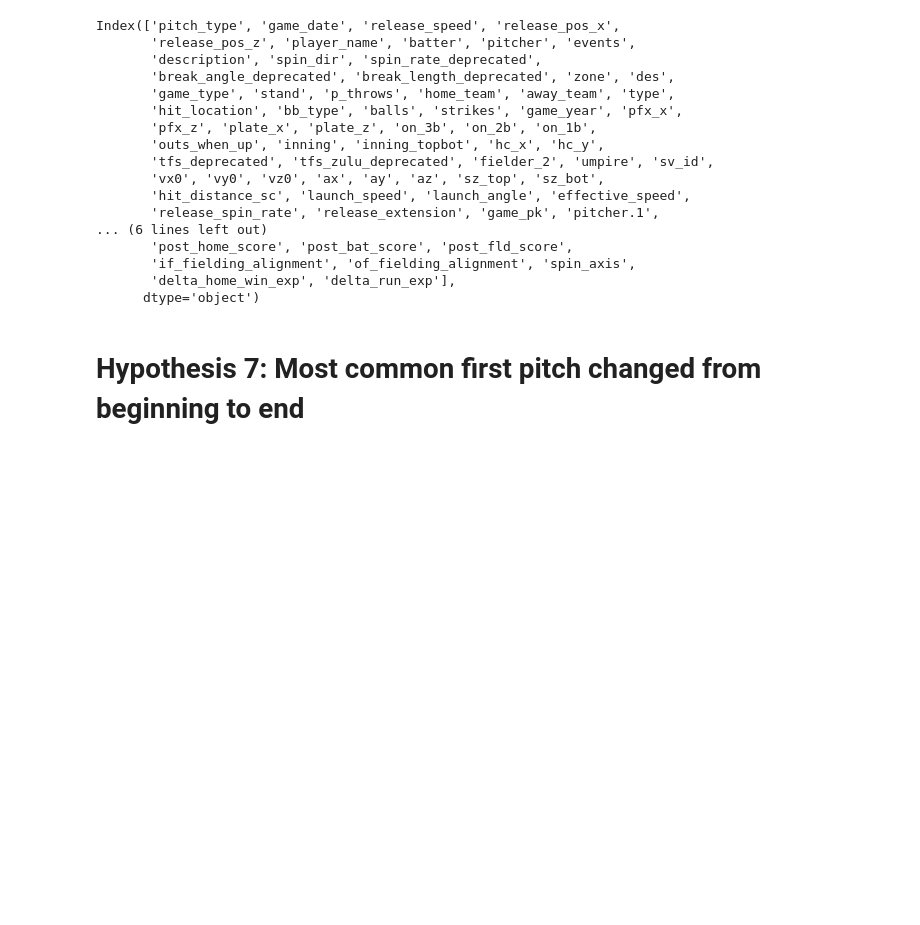
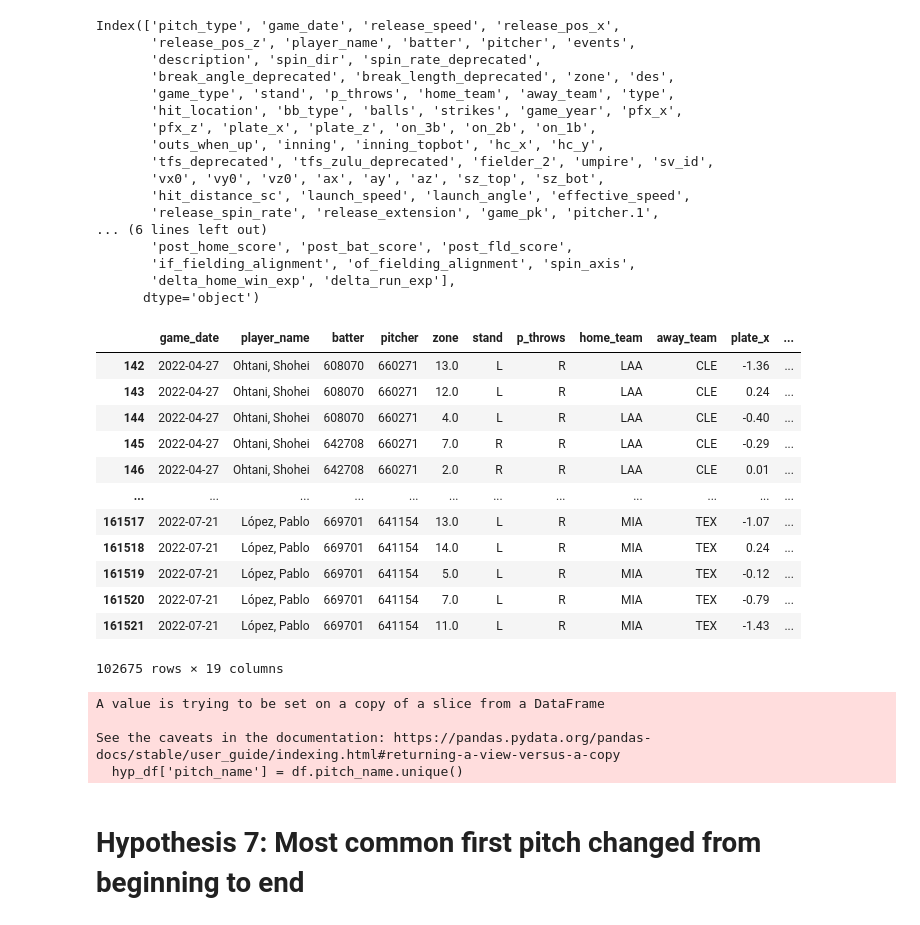
Before and after one commit to arridani/w209-final, a Jupyter notebook: notebooks/hypothesis7_eda.ipynb, the cells around one changed output. Saved outputs shown, nothing was run; the diff lists cells and outputs as text; code cells hidden in the pictures; blank space fills up the shorter version.

```diff
--- a/notebooks/hypothesis7_eda.ipynb
+++ b/notebooks/hypothesis7_eda.ipynb
@@ -59,3 +90,35 @@ Index(['pitch_type', 'game_date', 'release_speed', 'release_pos_x',
        'if_fielding_alignment', 'of_fielding_alignment', 'spin_axis',
        'delta_home_win_exp', 'delta_run_exp'],
       dtype='object')
+# %%
+first_pitcher_df = df[(df.balls == 0) &
+                   (df.strikes == 0) &
+                   (df.inning == 1)]
+columns = ['game_date', 'player_name', 'batter', 'pitcher','zone',
+       'stand', 'p_throws', 'home_team', 'away_team', 'plate_x', 'plate_z',
+       'outs_when_up', 'inning', 'inning_topbot',
+       'pitch_name',
+       'home_score', 'away_score', 'delta_home_win_exp', 'delta_run_exp']
+first_pitcher_df = first_pitcher_df[columns]
+# %%
+starting_pitchers = first_pitcher_df.pitcher.unique()
+# %%
+starting_pitcher_pitches = df[df['pitcher'].isin(starting_pitchers)]
+starting_pitcher_pitches = starting_pitcher_pitches[columns]
+# %%
+starting_pitcher_pitches.groupby(['pitcher','game_date'])
+starting_pitcher_pitches
+# %% [output]
+|  | game_date | player_name | batter | pitcher | zone | stand | p_throws | home_team | away_team | plate_x | ... |
+| 142 | 2022-04-27 | Ohtani, Shohei | 608070 | 660271 | 13.0 | L | R | LAA | CLE | -1.36 | ... |
+| 143 | 2022-04-27 | Ohtani, Shohei | 608070 | 660271 | 12.0 | L | R | LAA | CLE | 0.24 | ... |
+| 144 | 2022-04-27 | Ohtani, Shohei | 608070 | 660271 | 4.0 | L | R | LAA | CLE | -0.40 | ... |
+| 145 | 2022-04-27 | Ohtani, Shohei | 642708 | 660271 | 7.0 | R | R | LAA | CLE | -0.29 | ... |
+| 146 | 2022-04-27 | Ohtani, Shohei | 642708 | 660271 | 2.0 | R | R | LAA | CLE | 0.01 | ... |
+| ... | ... | ... | ... | ... | ... | ... | ... | ... | ... | ... | ... |
+| 161517 | 2022-07-21 | López, Pablo | 669701 | 641154 | 13.0 | L | R | MIA | TEX | -1.07 | ... |
+| 161518 | 2022-07-21 | López, Pablo | 669701 | 641154 | 14.0 | L | R | MIA | TEX | 0.24 | ... |
+| 161519 | 2022-07-21 | López, Pablo | 669701 | 641154 | 5.0 | L | R | MIA | TEX | -0.12 | ... |
+| 161520 | 2022-07-21 | López, Pablo | 669701 | 641154 | 7.0 | L | R | MIA | TEX | -0.79 | ... |
+| 161521 | 2022-07-21 | López, Pablo | 669701 | 641154 | 11.0 | L | R | MIA | TEX | -1.43 | ... |
+102675 rows × 19 columns
@@ -62,3 +127,10 @@ Index(['pitch_type', 'game_date', 'release_speed', 'release_pos_x',
+# %%
+hyp_df['pitch_name'] = df.pitch_name.unique()
+# %% [output]
+A value is trying to be set on a copy of a slice from a DataFrame
+
+See the caveats in the documentation: https://pandas.pydata.org/pandas-docs/stable/user_guide/indexing.html#returning-a-view-versus-a-copy
+  hyp_df['pitch_name'] = df.pitch_name.unique()
 # %%
 first_pitch_df.to_csv('../data/first_pitch_data.csv')
 # %% [markdown]
```
Also changed, not shown: parts of 6 cells of this notebook, 6 other files.
